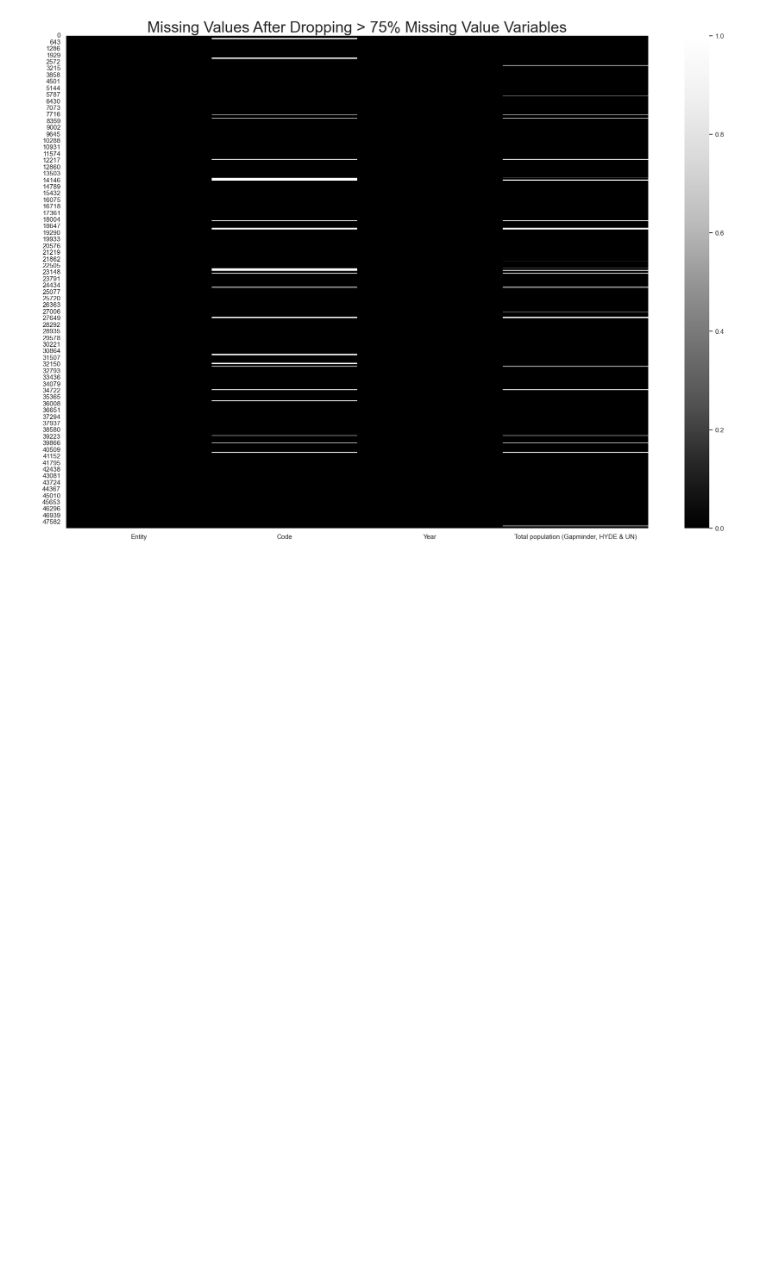
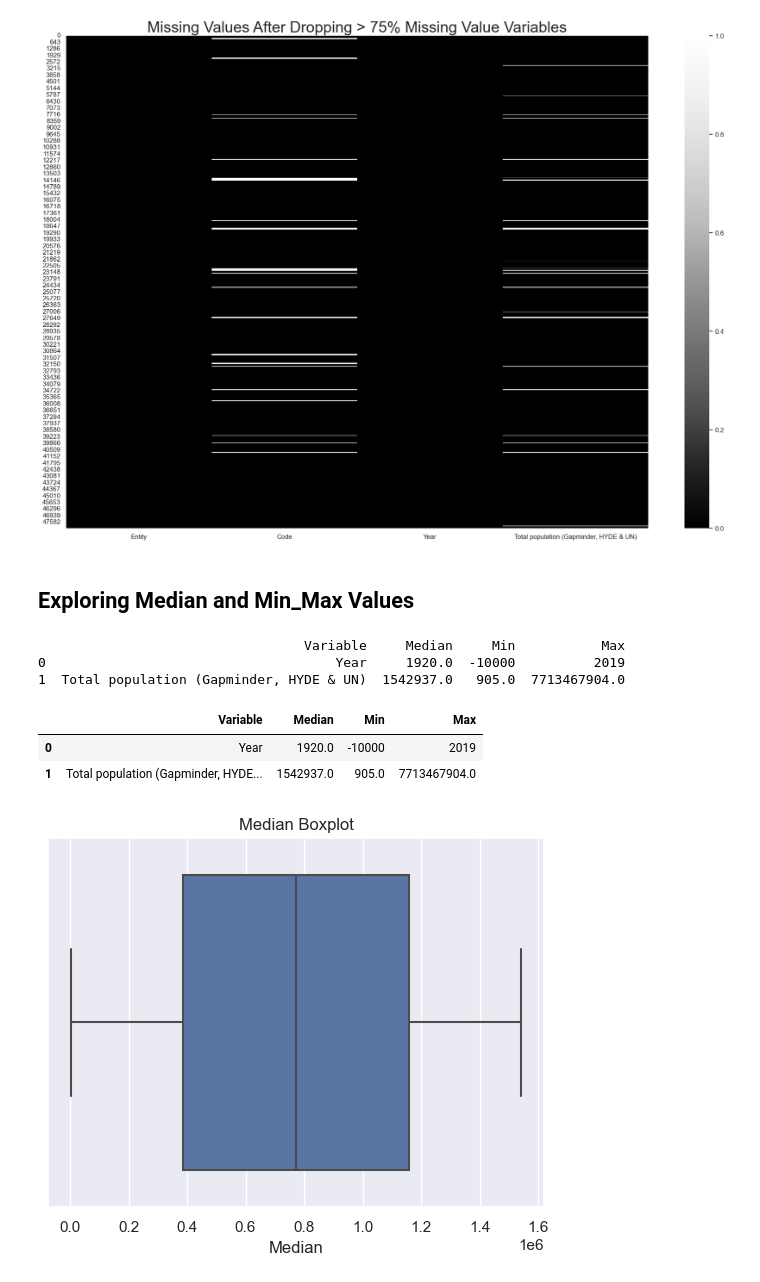
Before and after one commit to sba23416/SBA23416_StrategicThinkingCA2, a Jupyter notebook: Per-Capita-Plastic-Waste-Vs-Gdp-Per-Capita-Final.ipynb, the cells around one changed output. Drawn from its saved outputs; the diff is of its cells as text; code cells hidden in the pictures; blank space fills up the shorter version.

Commit message:
Exploring Median and Min_Max Values
Exploring Median and Min_Max Values

```diff
--- a/Per-Capita-Plastic-Waste-Vs-Gdp-Per-Capita-Final.ipynb
+++ b/Per-Capita-Plastic-Waste-Vs-Gdp-Per-Capita-Final.ipynb
@@ -361,0 +360,35 @@ plt.show()
+# %% [markdown]
+## Exploring Median and Min_Max Values
+# %%
+def summarise_variables(GB_df):
+    summary = pd.DataFrame(columns = ["Variable", "Median", "Min", "Max"])
+
+    for column in GB_df.columns:
+        if pd.api.types.is_numeric_dtype(GB_df[column]):
+            median = GB_df[column].median()
+            minimum = GB_df[column].min()
+            maximum = GB_df[column].max()
+            new_row = pd.DataFrame({"Variable": column, "Median": median,
+                                      "Min" : minimum, "Max": maximum}, index = [0])
+            summary = pd.concat([summary, new_row], ignore_index = True)
+    return summary
+# %%
+summary = summarise_variables(GB_df)
+pd.options.display.max_rows = None
+print(summary)
+# %% [output]
+                                  Variable     Median     Min           Max
+0                                     Year     1920.0  -10000          2019
+1  Total population (Gapminder, HYDE & UN)  1542937.0   905.0  7713467904.0
+# %%
+summary.head()
+# %% [output]
+|  | Variable | Median | Min | Max |
+| 0 | Year | 1920.0 | -10000 | 2019 |
+| 1 | Total population (Gapminder, HYDE... | 1542937.0 | 905.0 | 7713467904.0 |
+# %%
+median_boxplot = sns.boxplot(x = summary["Median"])
+median_boxplot.set_title("Median Boxplot")
+plt.show();
+# %% [output]
+[figure, added]
```
Also changed, not shown: parts of 15 cells of this notebook.
